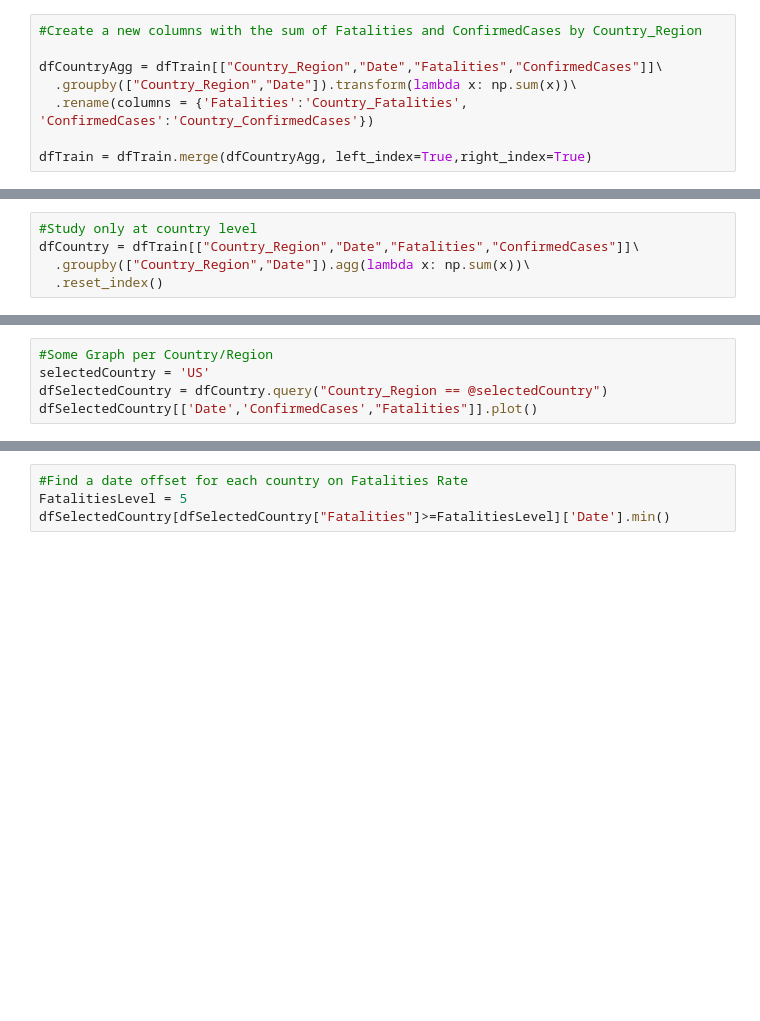
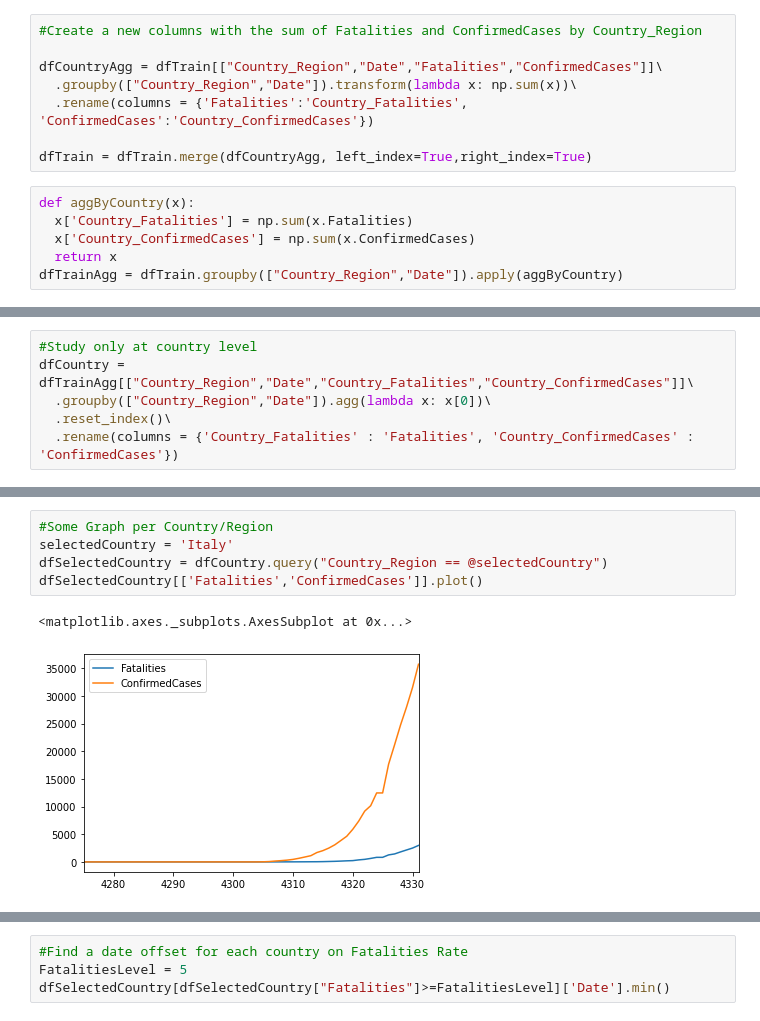
Before and after one commit to ldejuan/covid, a Jupyter notebook: descriptive_analysis.ipynb, the cells around one changed output, grey strips where cells are left out. Cells and saved outputs as stored; diff of their text form; blank space fills up the shorter version.

```diff
--- a/descriptive_analysis.ipynb
+++ b/descriptive_analysis.ipynb
@@ -41,3 +71,9 @@ dfCountryAgg = dfTrain[["Country_Region","Date","Fatalities","ConfirmedCases"]]\
   .rename(columns = {'Fatalities':'Country_Fatalities', 'ConfirmedCases':'Country_ConfirmedCases'})
 
 dfTrain = dfTrain.merge(dfCountryAgg, left_index=True,right_index=True)
+# %%
+def aggByCountry(x):
+  x['Country_Fatalities'] = np.sum(x.Fatalities)
+  x['Country_ConfirmedCases'] = np.sum(x.ConfirmedCases)
+  return x
+dfTrainAgg = dfTrain.groupby(["Country_Region","Date"]).apply(aggByCountry)
@@ -44,7 +89,8 @@ dfTrain = dfTrain.merge(dfCountryAgg, left_index=True,right_index=True)
 # %%
 #Study only at country level
-dfCountry = dfTrain[["Country_Region","Date","Fatalities","ConfirmedCases"]]\
-  .groupby(["Country_Region","Date"]).agg(lambda x: np.sum(x))\
-  .reset_index()
+dfCountry = dfTrainAgg[["Country_Region","Date","Country_Fatalities","Country_ConfirmedCases"]]\
+  .groupby(["Country_Region","Date"]).agg(lambda x: x[0])\
+  .reset_index()\
+  .rename(columns = {'Country_Fatalities' : 'Fatalities', 'Country_ConfirmedCases' : 'ConfirmedCases'})
 # %%
 dfCountry.head()
@@ -51,5 +104,8 @@ dfCountry.head()
 # %%
 #Some Graph per Country/Region
-selectedCountry = 'US'
+selectedCountry = 'Italy'
 dfSelectedCountry = dfCountry.query("Country_Region == @selectedCountry")
-dfSelectedCountry[['Date','ConfirmedCases',"Fatalities"]].plot()
+dfSelectedCountry[['Fatalities','ConfirmedCases']].plot()
+# %% [output]
+<matplotlib.axes._subplots.AxesSubplot at 0x...>
+[figure, added]
```
Also changed, not shown: parts of 15 cells of this notebook.
